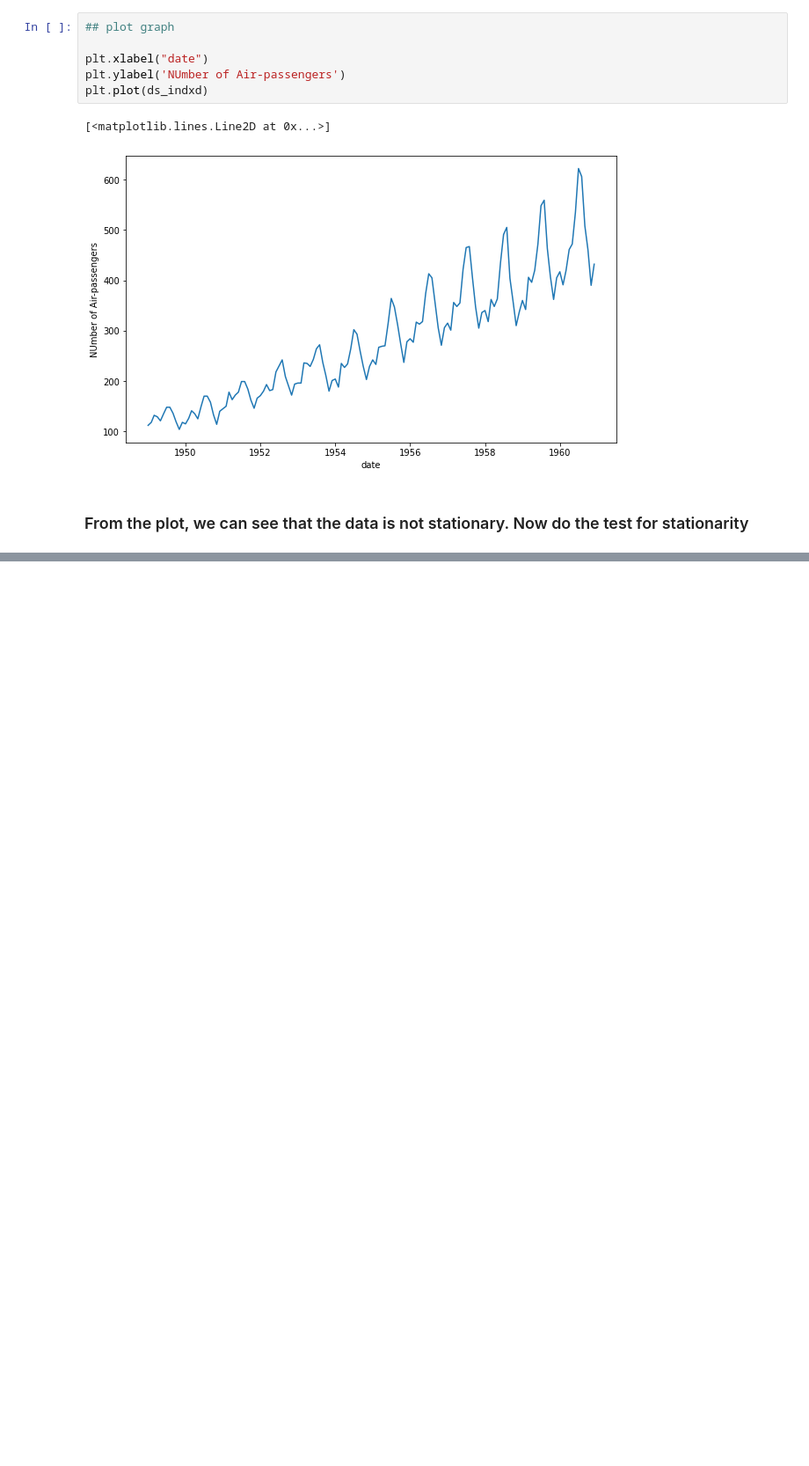
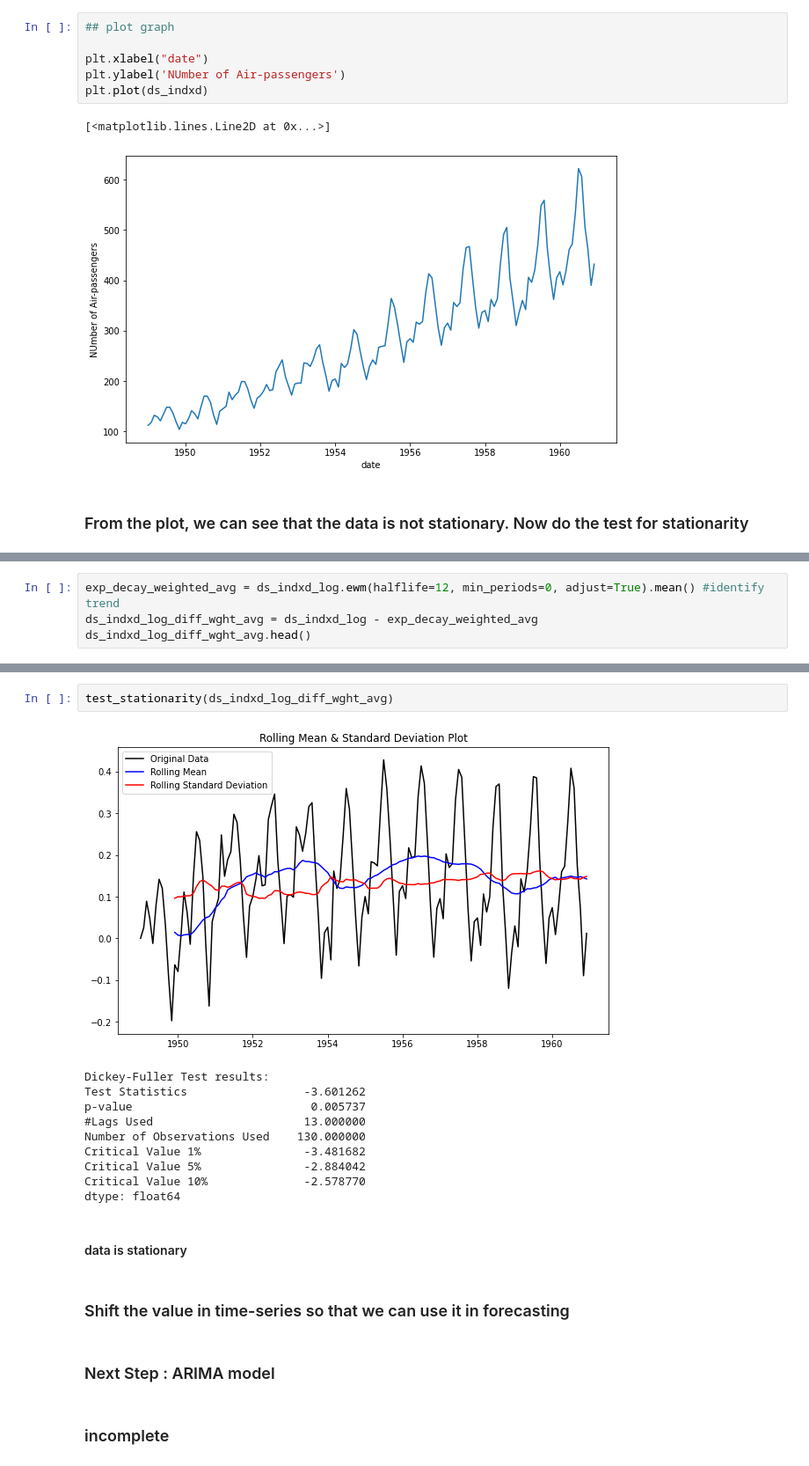
Before and after one commit to emddarn/time-series-prediction, a Jupyter notebook: time_series_prediction.ipynb, the cells around one changed output, grey strips where cells are left out. Shown at 88% size. Drawn from its saved outputs; the diff is of its cells as text; blank space fills up the shorter version.

```diff
--- a/time_series_prediction.ipynb
+++ b/time_series_prediction.ipynb
@@ -115,0 +181,4 @@ dtype: float64
+# %%
+exp_decay_weighted_avg = ds_indxd_log.ewm(halflife=12, min_periods=0, adjust=True).mean() #identify trend
+ds_indxd_log_diff_wght_avg = ds_indxd_log - exp_decay_weighted_avg
+ds_indxd_log_diff_wght_avg.head()
@@ -115,0 +193,21 @@ dtype: float64
+# %%
+test_stationarity(ds_indxd_log_diff_wght_avg)
+# %% [output]
+[figure, added]
+Dickey-Fuller Test results:
+Test Statistics                 -3.601262
+p-value                          0.005737
+#Lags Used                      13.000000
+Number of Observations Used    130.000000
+Critical Value 1%               -3.481682
+Critical Value 5%               -2.884042
+Critical Value 10%              -2.578770
+dtype: float64
+# %% [markdown]
+#### data is stationary
+# %% [markdown]
+### Shift the value in time-series so that we can use it in forecasting
+# %% [markdown]
+### Next Step : ARIMA model
+# %% [markdown]
+### incomplete
```
Also changed, not shown: parts of 13 cells of this notebook.
